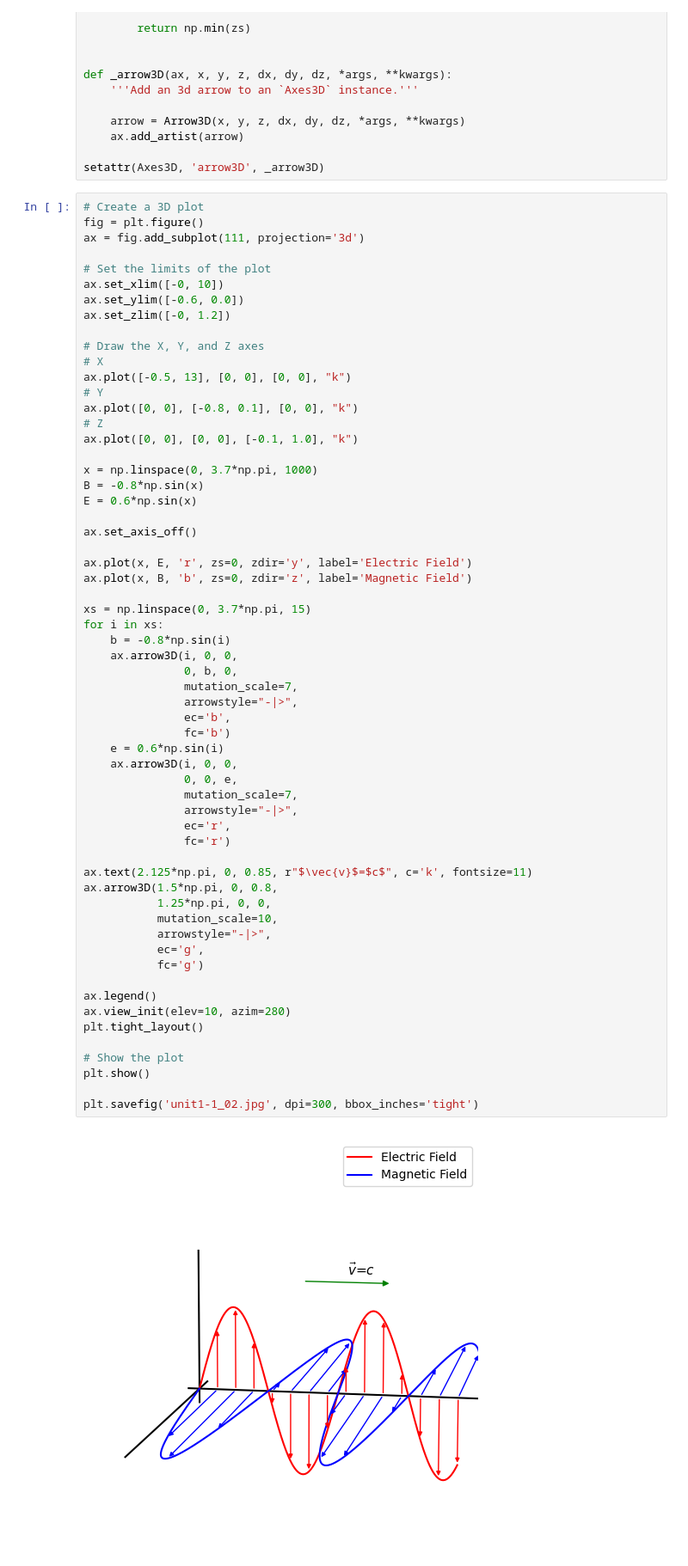
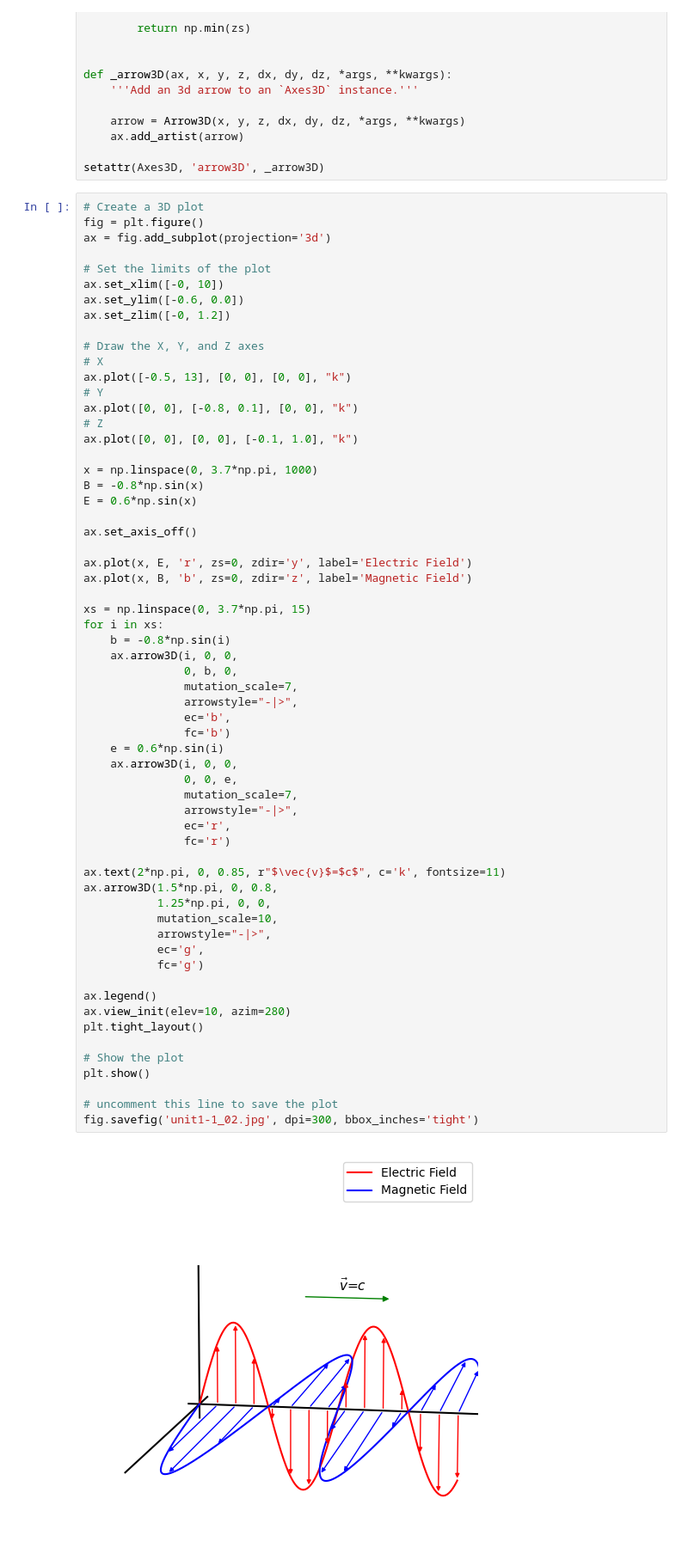
Before and after one commit to peterlai500/EMI_image, a Jupyter notebook: unit1-1_02.ipynb, the cells around one changed output. Shown at 86% size. Saved outputs shown, nothing was run; the diff lists cells and outputs as text.

Commit message:
unit 1-1 page 4, plot bugsolved

```diff
--- a/unit1-1_02.ipynb
+++ b/unit1-1_02.ipynb
@@ -62,7 +62,7 @@ setattr(Axes3D, 'arrow3D', _arrow3D)
 # %%
 # Create a 3D plot
 fig = plt.figure()
-ax = fig.add_subplot(111, projection='3d')
+ax = fig.add_subplot(projection='3d')
 
 # Set the limits of the plot
 ax.set_xlim([-0, 10])
@@ -91,33 +91,34 @@ for i in xs:
     b = -0.8*np.sin(i)
     ax.arrow3D(i, 0, 0,
                0, b, 0,
                mutation_scale=7,
                arrowstyle="-|>",
                ec='b',
                fc='b')
     e = 0.6*np.sin(i)
     ax.arrow3D(i, 0, 0,
                0, 0, e,
                mutation_scale=7,
                arrowstyle="-|>",
                ec='r',
                fc='r')
 
-ax.text(2.125*np.pi, 0, 0.85, r"$\vec{v}$=$c$", c='k', fontsize=11)
+ax.text(2*np.pi, 0, 0.85, r"$\vec{v}$=$c$", c='k', fontsize=11)
 ax.arrow3D(1.5*np.pi, 0, 0.8,
            1.25*np.pi, 0, 0,
            mutation_scale=10,
            arrowstyle="-|>",
            ec='g',
            fc='g')
 
 ax.legend()
 ax.view_init(elev=10, azim=280)
 plt.tight_layout()
 
 # Show the plot
 plt.show()
 
-plt.savefig('unit1-1_02.jpg', dpi=300, bbox_inches='tight')
+# uncomment this line to save the plot
+fig.savefig('unit1-1_02.jpg', dpi=300, bbox_inches='tight')
 # %% [output]
-[figure, old version]
+[figure, new version]
```
Also changed, not shown: parts of 1 cell of this notebook, 1 other file.
